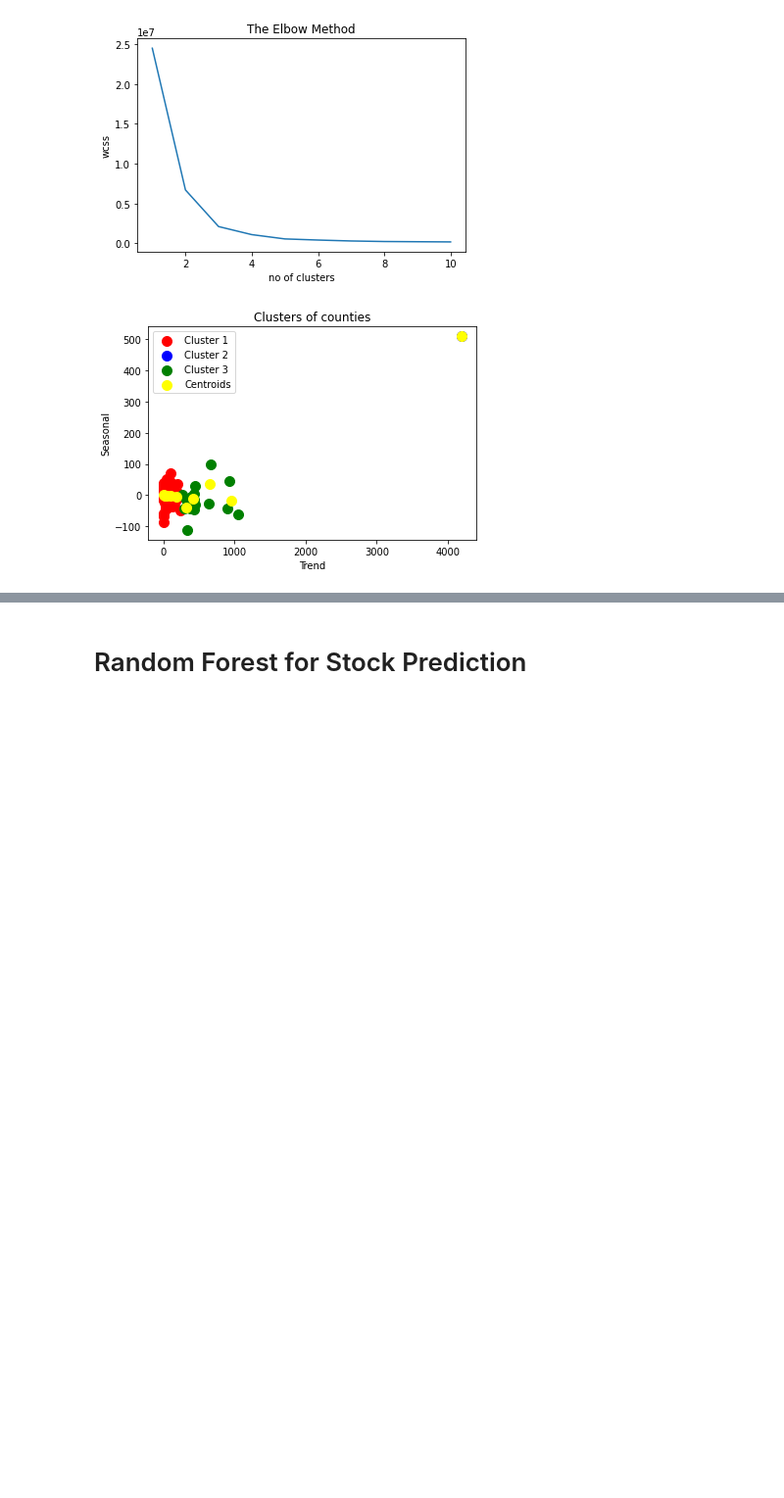
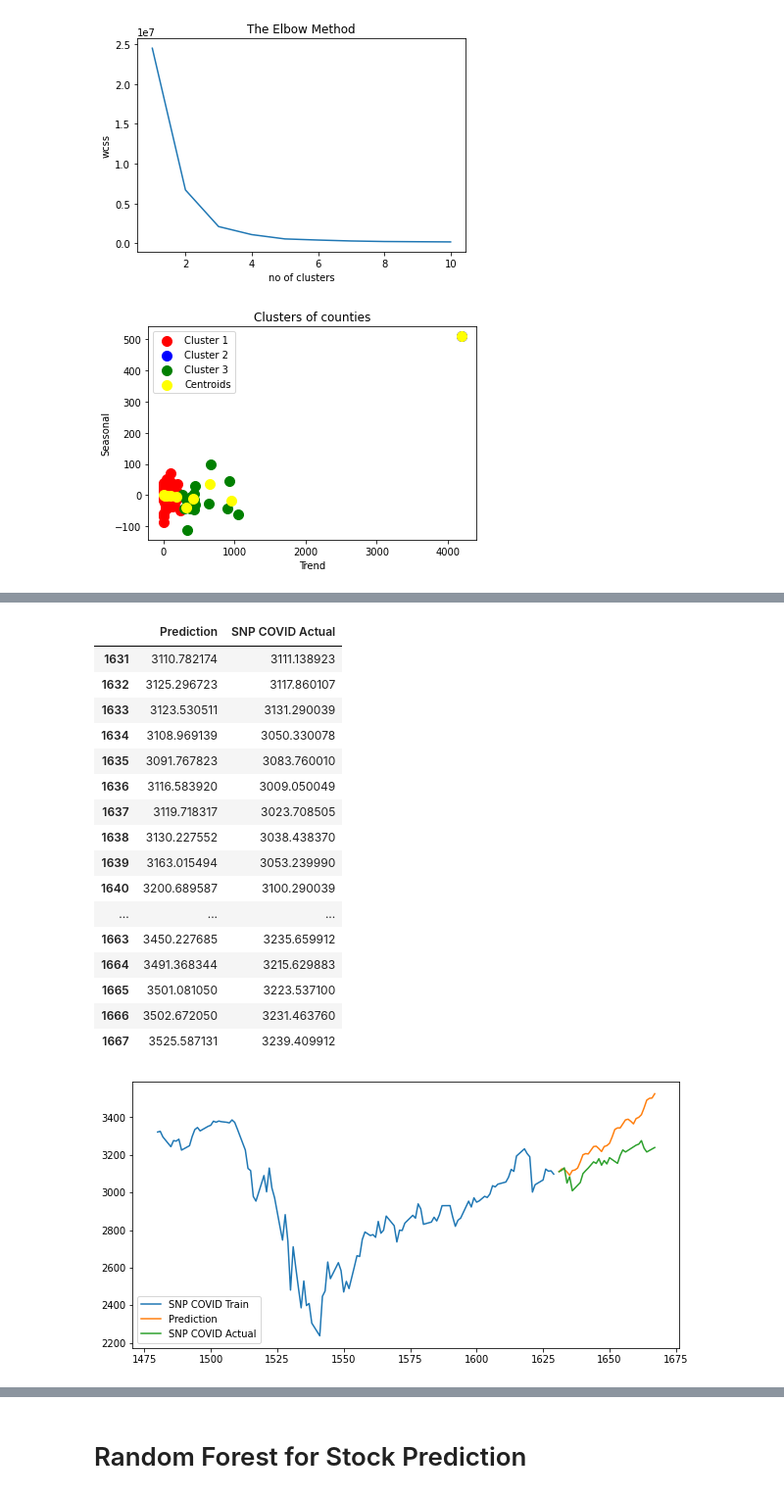
Before and after one commit to gandhimonil9823/Covid_Stock_Analysis, a Jupyter notebook: Covid_Stock.ipynb, the cells around one changed output, grey strips where cells are left out. Shown at 98% size. Drawn from its saved outputs; the diff is of its cells as text; code cells hidden in the pictures; blank space fills up the shorter version.

```diff
--- a/Covid_Stock.ipynb
+++ b/Covid_Stock.ipynb
@@ -547,14 +283,0 @@ MA.1            1.2277           +0.0000j            1.2277            0.0000
-# %%
-def history_stock_analysis(X_train, X_test, model):
-
-    model.fit(X_train)
-    stock_forecast = model.predict(n_periods=len(X_test))
-    stock_forecast = pd.DataFrame(stock_forecast,index = X_test.index,columns=['Prediction'])
-    actual_pred = stock_forecast.join(X_test)
-    df = X_train.join(actual_pred,how="outer")
-
-    actual_pred.plot(figsize=(7,4))
-
-    df.plot(figsize=(10,5))
-
-    return actual_pred
@@ -829,0 +686,21 @@ trend_seasonality_df_compressed.loc[trend_seasonality_df_compressed['Combined_Ke
+# %%
+history_stock_analysis(X_covid_train, X_covid_test, snp_covid_model)
+# %% [output]
+|  | Prediction | SNP COVID Actual |
+| 1631 | 3110.782174 | 3111.138923 |
+| 1632 | 3125.296723 | 3117.860107 |
+| 1633 | 3123.530511 | 3131.290039 |
+| 1634 | 3108.969139 | 3050.330078 |
+| 1635 | 3091.767823 | 3083.760010 |
+| 1636 | 3116.583920 | 3009.050049 |
+| 1637 | 3119.718317 | 3023.708505 |
+| 1638 | 3130.227552 | 3038.438370 |
+| 1639 | 3163.015494 | 3053.239990 |
+| 1640 | 3200.689587 | 3100.290039 |
+| ... | ... | ... |
+| 1663 | 3450.227685 | 3235.659912 |
+| 1664 | 3491.368344 | 3215.629883 |
+| 1665 | 3501.081050 | 3223.537100 |
+| 1666 | 3502.672050 | 3231.463760 |
+| 1667 | 3525.587131 | 3239.409912 |
+[figure, added]
```
Also changed, not shown: parts of 73 cells of this notebook.
